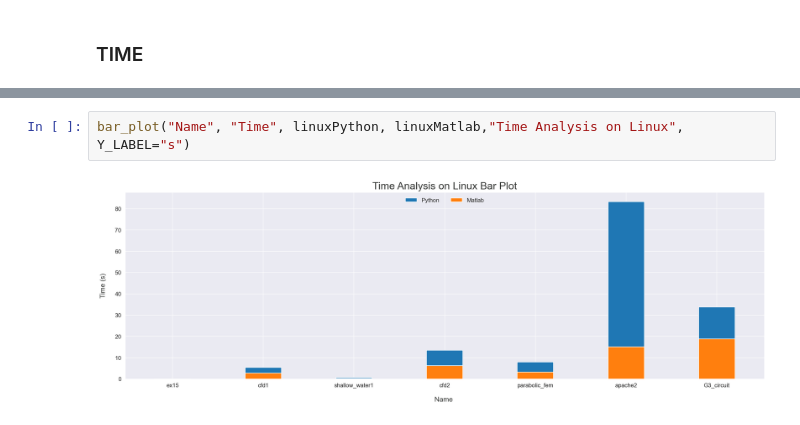
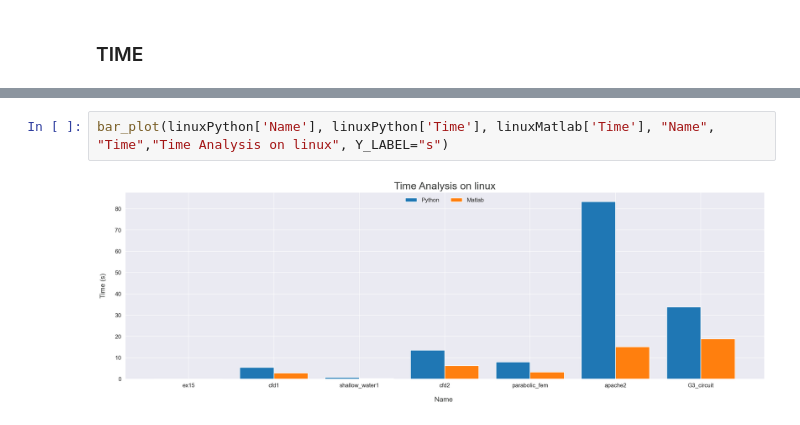
Before and after one commit to simonebenitozzi/cholesky-analysis, a Jupyter notebook: Analysis/model/LanguageCompare.ipynb, the cells around one changed output, grey strips where cells are left out. Saved outputs shown, nothing was run; the diff lists cells and outputs as text.

```diff
--- a/Analysis/model/LanguageCompare.ipynb
+++ b/Analysis/model/LanguageCompare.ipynb
@@ -233,4 +241,4 @@ plot("Name", "Memory", linuxPython, linuxMatlab, "Memory Analysis on Linux", Y_L
 # %%
-bar_plot("Name", "Time", linuxPython, linuxMatlab,"Time Analysis on Linux", Y_LABEL="s")
+bar_plot(linuxPython['Name'], linuxPython['Time'], linuxMatlab['Time'], "Name", "Time","Time Analysis on linux", Y_LABEL="s")
 # %% [output]
-[figure, old version]
+[figure, new version]
```
Also changed, not shown: parts of 14 cells of this notebook.
